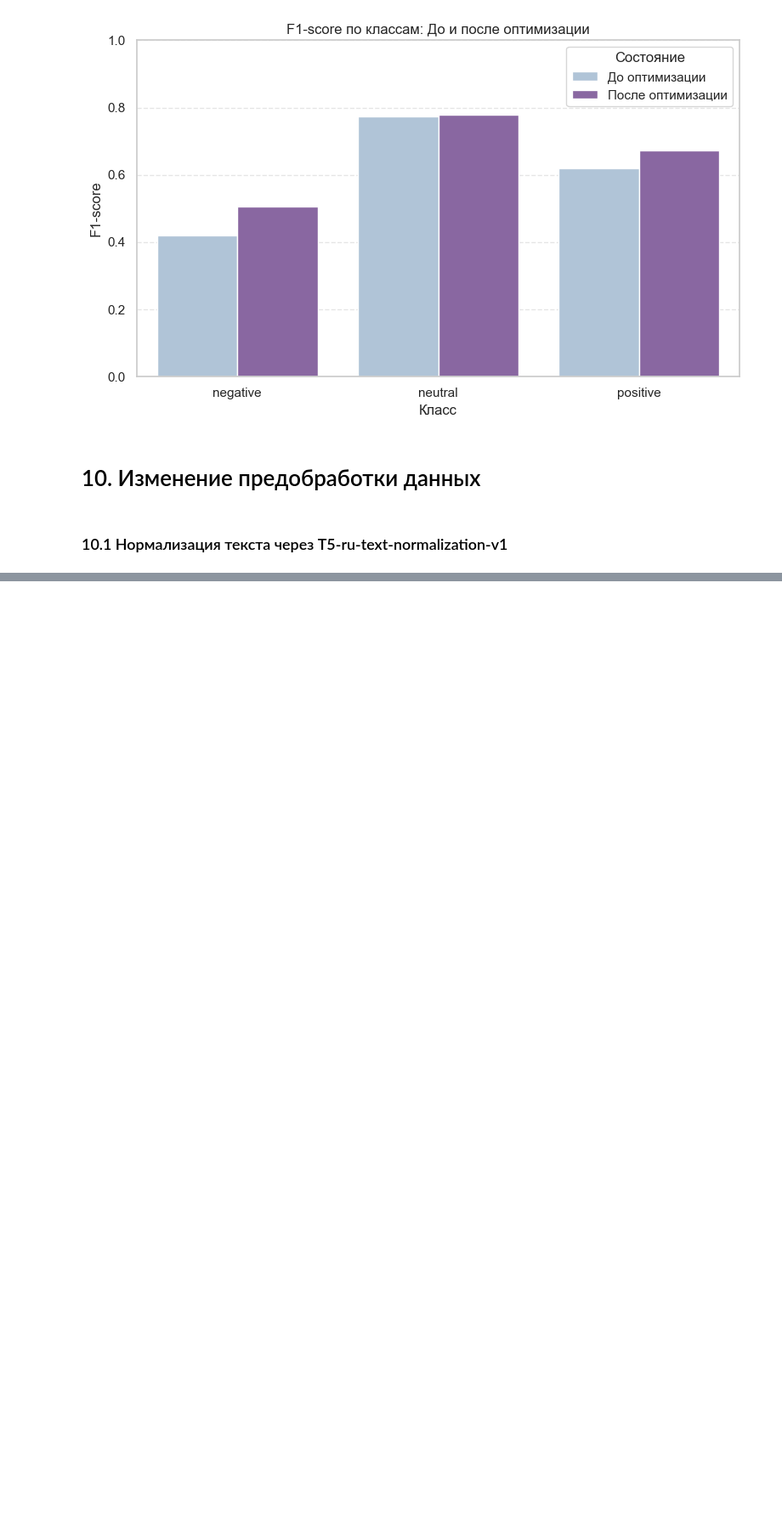
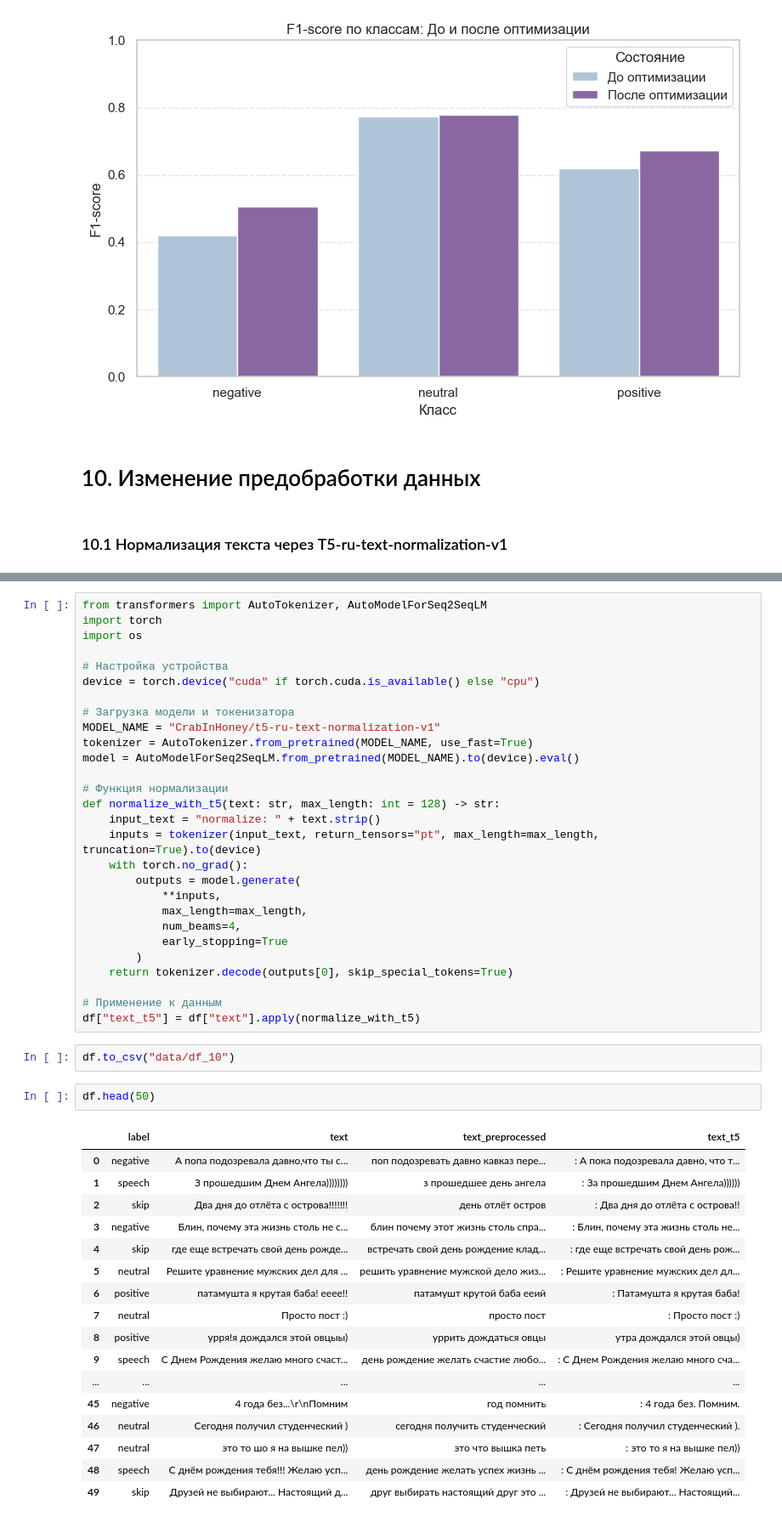
Before and after one commit to avseitsevad/Avseitseva_coursework_ML, a Jupyter notebook: notebook.ipynb, the cells around one changed output, grey strips where cells are left out. Shown: that part at 85% size. Cells and saved outputs as stored; diff of their text form; blank space fills up the shorter version.

```diff
--- a/notebook.ipynb
+++ b/notebook.ipynb
@@ -1656,0 +1629,50 @@ To support symlinks on Windows, you either need to activate Developer Mode or to
+# %%
+from transformers import AutoTokenizer, AutoModelForSeq2SeqLM
+import torch
+import os
+
+# Настройка устройства
+device = torch.device("cuda" if torch.cuda.is_available() else "cpu")
+
+# Загрузка модели и токенизатора
+MODEL_NAME = "CrabInHoney/t5-ru-text-normalization-v1"
+tokenizer = AutoTokenizer.from_pretrained(MODEL_NAME, use_fast=True)
+model = AutoModelForSeq2SeqLM.from_pretrained(MODEL_NAME).to(device).eval()
+
+# Функция нормализации
+def normalize_with_t5(text: str, max_length: int = 128) -> str:
+    input_text = "normalize: " + text.strip()
+    inputs = tokenizer(input_text, return_tensors="pt", max_length=max_length, truncation=True).to(device)
+    with torch.no_grad():
+        outputs = model.generate(
+            **inputs,
+            max_length=max_length,
+            num_beams=4,
+            early_stopping=True
+        )
+    return tokenizer.decode(outputs[0], skip_special_tokens=True)
+
+# Применение к данным
+df["text_t5"] = df["text"].apply(normalize_with_t5)
+# %%
+df.to_csv("data/df_10")
+# %%
+df.head(50)
+# %% [output]
+|  | label | text | text_preprocessed | text_t5 |
+| 0 | negative | А попа подозревала давно,что ты с... | поп подозревать давно кавказ пере... | : А пока подозревала давно, что т... |
+| 1 | speech | З прошедшим Днем Ангела)))))))) | з прошедшее день ангела | : За прошедшим Днем Ангела)))))) |
+| 2 | skip | Два дня до отлёта с острова!!!!!!! | день отлёт остров | : Два дня до отлёта с острова!! |
+| 3 | negative | Блин, почему эта жизнь столь не с... | блин почему этот жизнь столь спра... | : Блин, почему эта жизнь столь не... |
+| 4 | skip | где еще встречать свой день рожде... | встречать свой день рождение клад... | : где еще встречать свой день рож... |
+| 5 | neutral | Решите уравнение мужских дел для ... | решить уравнение мужской дело жиз... | : Решите уравнение мужских дел дл... |
+| 6 | positive | патамушта я крутая баба! ееее!! | патамушт крутой баба ееий | : Патамушта я крутая баба! |
+| 7 | neutral | Просто пост :) | просто пост | : Просто пост :) |
+| 8 | positive | урря!я дождался этой овцыы) | уррить дождаться овцы | утра дождался этой овцы) |
+| 9 | speech | С Днем Рождения желаю много счаст... | день рождение желать счастие любо... | : С Днем Рождения желаю много сча... |
+| ... | ... | ... | ... | ... |
+| 45 | negative | 4 года без...\r\nПомним | год помнить | : 4 года без. Помним. |
+| 46 | neutral | Сегодня получил студенческий ) | сегодня получить студенческий | : Сегодня получил студенческий ). |
+| 47 | neutral | это то шо я на вышке пел)) | это что вышка петь | : это то я на вышке пел)) |
+| 48 | speech | С днём рождения тебя!!! Желаю усп... | день рождение желать успех жизнь ... | : С днём рождения тебя! Желаю усп... |
+| 49 | skip | Друзей не выбирают... Настоящий д... | друг выбирать настоящий друг это ... | : Друзей не выбирают... Настоящий... |
```
Also changed, not shown: parts of 24 cells of this notebook, 1 other file.
